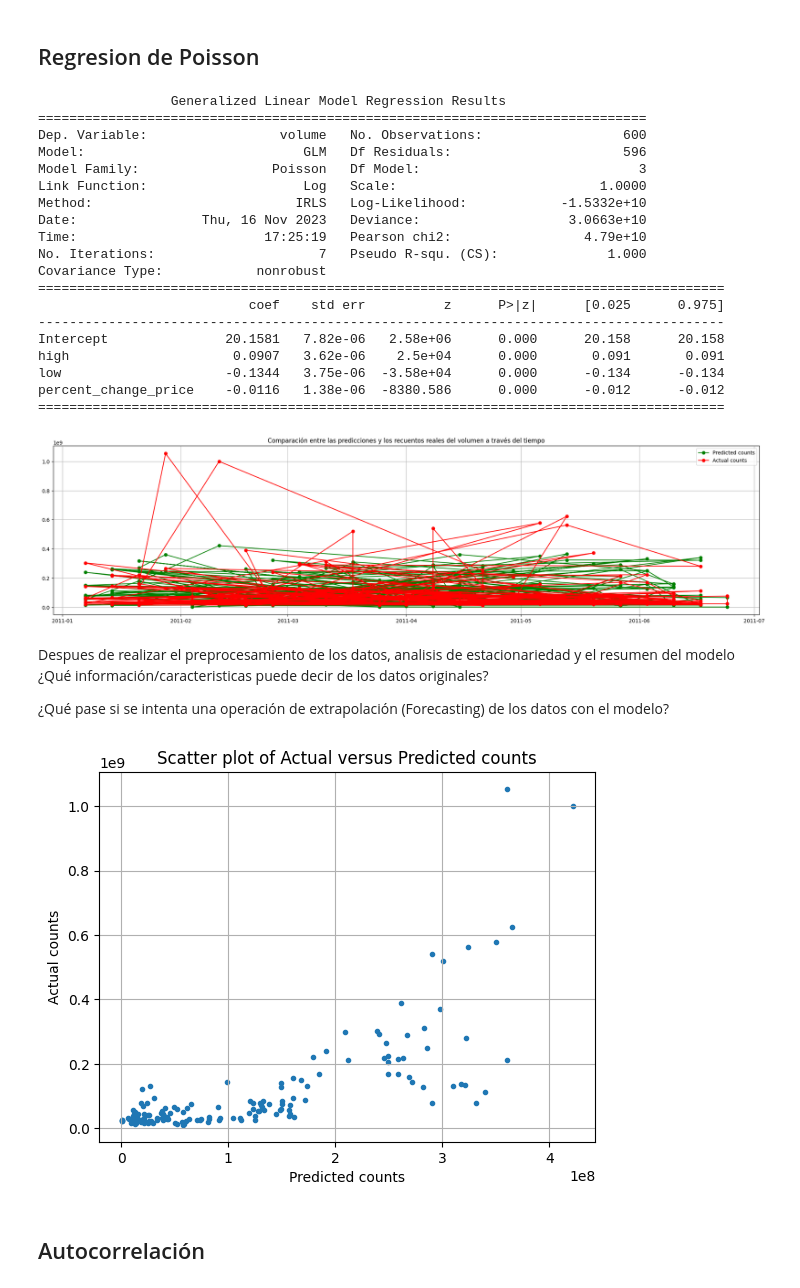
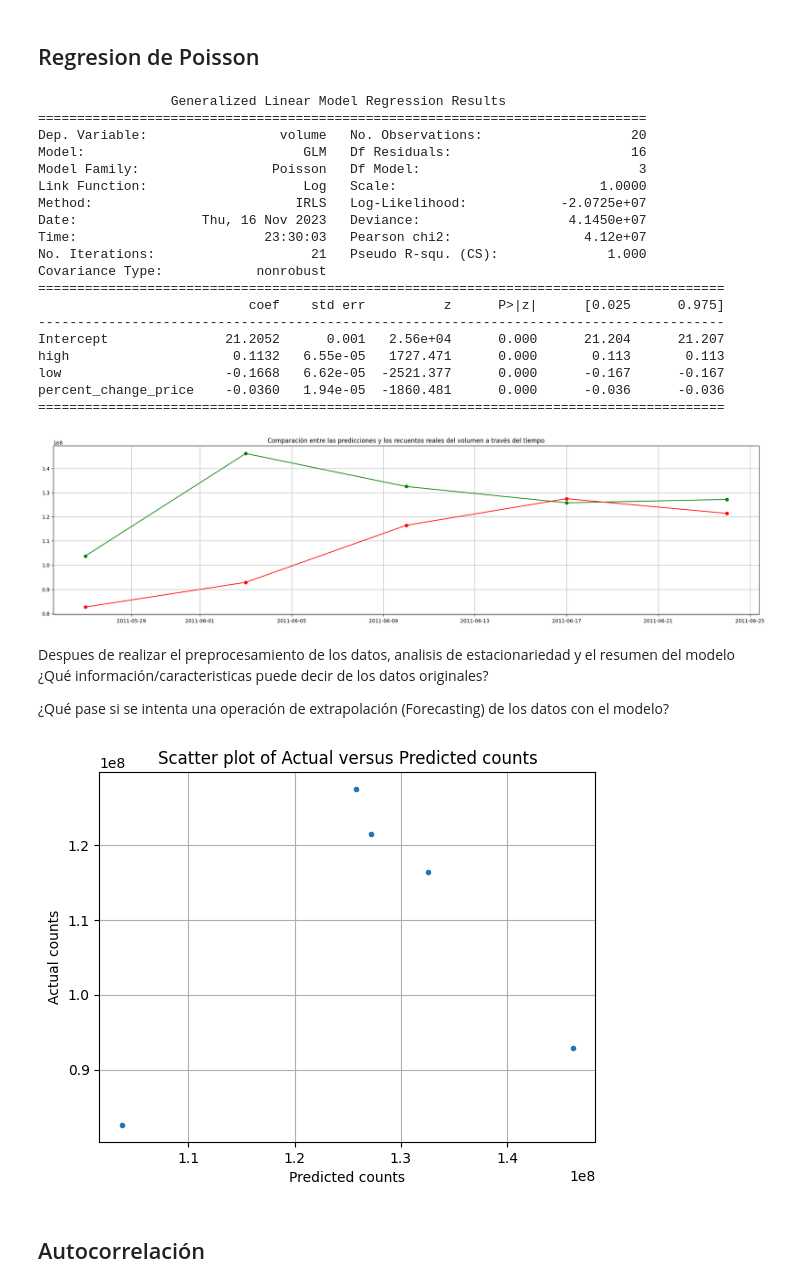
Before and after one commit to javiersanpan/dwj, a Jupyter notebook: dowjones_act3.ipynb, the cells around one changed output. Saved outputs shown, nothing was run; the diff lists cells and outputs as text; code cells hidden in the pictures.

```diff
--- a/dowjones_act3.ipynb
+++ b/dowjones_act3.ipynb
@@ -63,7 +63,7 @@ low_list = []
 for i in clean_df['low']:
     low_list.append(i[1:])
 # %%
-df = clean_df
+df = clean_df.copy()
 # %%
 df['high'] = high_list
 # %%
@@ -226,8 +226,10 @@ Valores criticos (Critical Value):  {'1%': -3.43912257105195, '5%': -2.865411700
 > Podemos observar por medio de la prueba de Dicky-Fuller que nuestra serie sí es estacionaria debido a que el resultado de `Test Statistic` es menor a todos los valores críticos que se obtuvieron. Del mismo modo, el `p-value` es menor al umbral de 0.05, lo cual confirma que hay estacionalidad y por lo tanto rechazamos la hipótesis nula.
 # %% [markdown]
 ## Regresion de Poisson
+# %%
+mean_data = df.groupby(df.index).mean()
 # %%
-df_train, df_test = train_test_split(df, test_size=0.2, random_state=42)
+df_train, df_test = train_test_split(mean_data, test_size=0.2, random_state=42, shuffle=False)
 # %%
 expr = """volume ~ high + low + percent_change_price"""
 # %%
@@ -239,22 +241,22 @@ print(poisson_training_results.summary())
 # %% [output]
                  Generalized Linear Model Regression Results
 ==============================================================================
-Dep. Variable:                 volume   No. Observations:                  600
-Model:                            GLM   Df Residuals:                      596
+Dep. Variable:                 volume   No. Observations:                   20
+Model:                            GLM   Df Residuals:                       16
 Model Family:                 Poisson   Df Model:                            3
 Link Function:                    Log   Scale:                          1.0000
-Method:                          IRLS   Log-Likelihood:            -1.5332e+10
-Date:                Thu, 16 Nov 2023   Deviance:                   3.0663e+10
-Time:                        17:25:19   Pearson chi2:                 4.79e+10
-No. Iterations:                     7   Pseudo R-squ. (CS):              1.000
+Method:                          IRLS   Log-Likelihood:            -2.0725e+07
+Date:                Thu, 16 Nov 2023   Deviance:                   4.1450e+07
+Time:                        23:30:03   Pearson chi2:                 4.12e+07
+No. Iterations:                    21   Pseudo R-squ. (CS):              1.000
 Covariance Type:            nonrobust
 ========================================================================================
                            coef    std err          z      P>|z|      [0.025      0.975]
 ----------------------------------------------------------------------------------------
-Intercept               20.1581   7.82e-06   2.58e+06      0.000      20.158      20.158
-high                     0.0907   3.62e-06    2.5e+04      0.000       0.091       0.091
-low                     -0.1344   3.75e-06  -3.58e+04      0.000      -0.134      -0.134
-percent_change_price    -0.0116   1.38e-06  -8380.586      0.000      -0.012      -0.012
+Intercept               21.2052      0.001   2.56e+04      0.000      21.204      21.207
+high                     0.1132   6.55e-05   1727.471      0.000       0.113       0.113
+low                     -0.1668   6.62e-05  -2521.377      0.000      -0.167      -0.167
+percent_change_price    -0.0360   1.94e-05  -1860.481      0.000      -0.036      -0.036
 ========================================================================================
 # %%
 poisson_predictions = poisson_training_results.get_prediction(X_test)
@@ -265,14 +267,14 @@ actual_counts = y_test['volume']
 # %%
 fig = plt.figure(figsize=(25,6))
 
 predicted, = plt.plot(X_test.index, predicted_counts, 'go-', label='Predicted counts')
-actual, = plt.plot(X_test.index, actual_counts, 'ro-', label='Actual counts')
+actual, = plt.plot(y_test, 'ro-', label='Actual counts')
 plt.title('Comparación entre las predicciones y los recuentos reales del volumen a través del tiempo')
-plt.legend(handles=[predicted, actual])
+# plt.legend(handles=[predicted, actual])
 plt.grid()
 plt.show()
 # %% [output]
-[figure, old version]
+[figure, new version]
 # %% [markdown]
 Despues de realizar el preprocesamiento de los datos, analisis de estacionariedad y el resumen del modelo ¿Qué información/caracteristicas puede decir de los datos originales?
 
@@ -288,7 +290,7 @@ plt.ylabel('Actual counts')
 plt.grid()
 plt.show()
 # %% [output]
-[figure, old version]
+[figure, new version]
 # %% [markdown]
 ## Autocorrelación
 # %%
```
Also changed, not shown: parts of 14 cells of this notebook.
